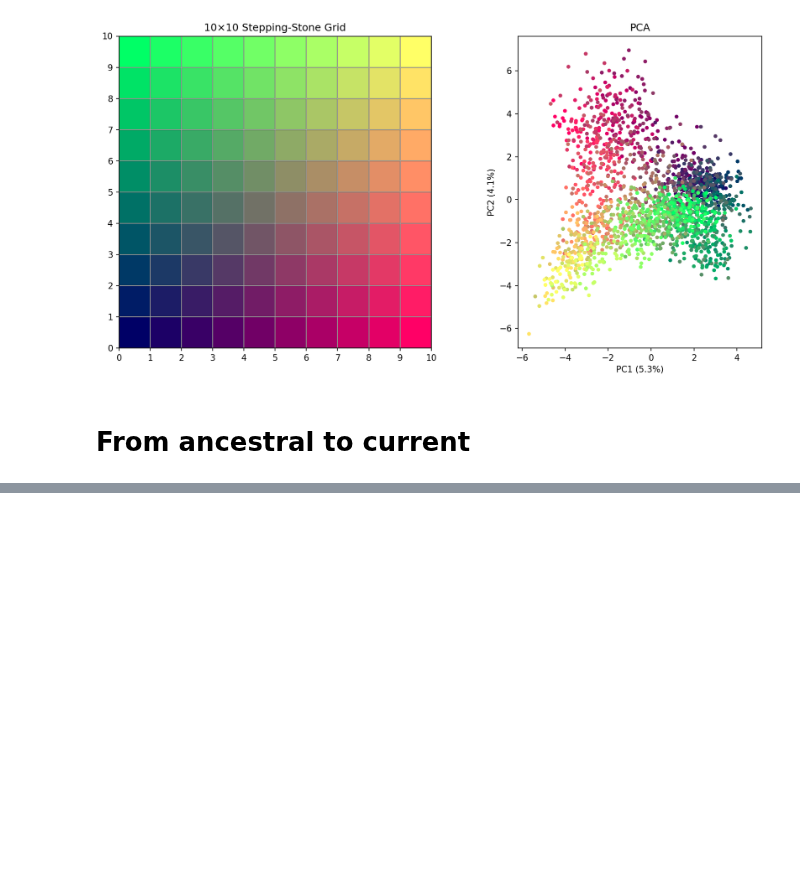
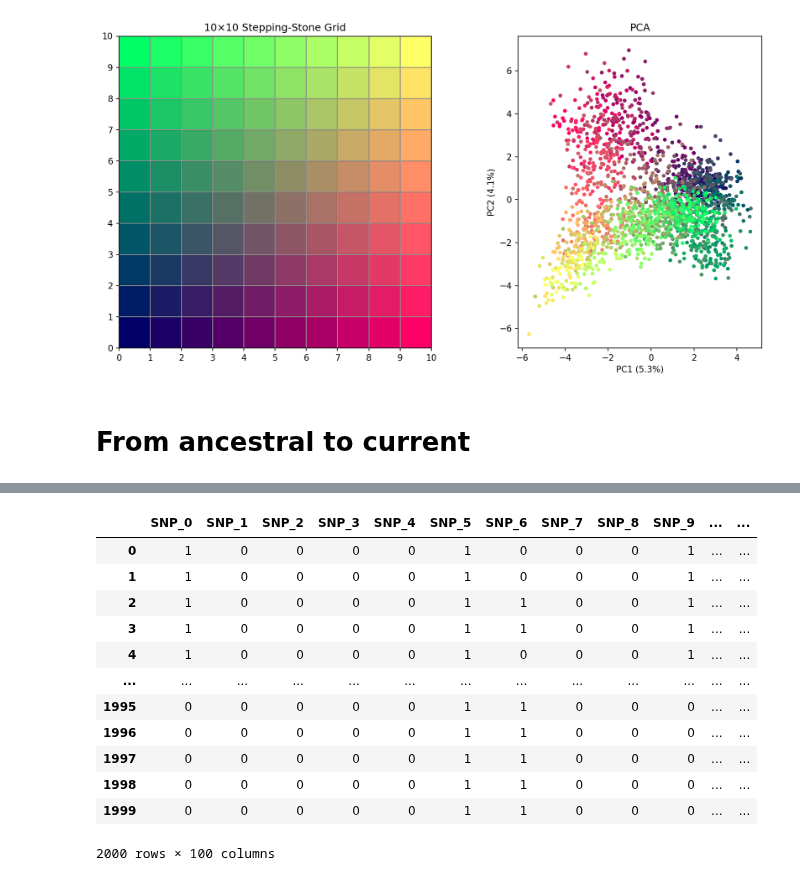
Before and after one commit to mat2m10/nexus, a Jupyter notebook: coalescence.ipynb, the cells around one changed output, grey strips where cells are left out. Drawn from its saved outputs; the diff is of its cells as text; code cells hidden in the pictures; blank space fills up the shorter version.

```diff
--- a/coalescence.ipynb
+++ b/coalescence.ipynb
@@ -88,0 +682,18 @@ array([[0, 0, 0, ..., 0, 0, 0],
+# %%
+final_df = pd.DataFrame(G_final, columns=[f"SNP_{i}" for i in range(N_SNPS)])
+# %%
+final_df
+# %% [output]
+|  | SNP_0 | SNP_1 | SNP_2 | SNP_3 | SNP_4 | SNP_5 | SNP_6 | SNP_7 | SNP_8 | SNP_9 | ... | ... |
+| 0 | 1 | 0 | 0 | 0 | 0 | 1 | 0 | 0 | 0 | 1 | ... | ... |
+| 1 | 1 | 0 | 0 | 0 | 0 | 1 | 0 | 0 | 0 | 1 | ... | ... |
+| 2 | 1 | 0 | 0 | 0 | 0 | 1 | 1 | 0 | 0 | 1 | ... | ... |
+| 3 | 1 | 0 | 0 | 0 | 0 | 1 | 1 | 0 | 0 | 1 | ... | ... |
+| 4 | 1 | 0 | 0 | 0 | 0 | 1 | 0 | 0 | 0 | 1 | ... | ... |
+| ... | ... | ... | ... | ... | ... | ... | ... | ... | ... | ... | ... | ... |
+| 1995 | 0 | 0 | 0 | 0 | 0 | 1 | 1 | 0 | 0 | 0 | ... | ... |
+| 1996 | 0 | 0 | 0 | 0 | 0 | 1 | 1 | 0 | 0 | 0 | ... | ... |
+| 1997 | 0 | 0 | 0 | 0 | 0 | 1 | 1 | 0 | 0 | 0 | ... | ... |
+| 1998 | 0 | 0 | 0 | 0 | 0 | 1 | 1 | 0 | 0 | 0 | ... | ... |
+| 1999 | 0 | 0 | 0 | 0 | 0 | 1 | 1 | 0 | 0 | 0 | ... | ... |
+2000 rows × 100 columns
```
Also changed, not shown: parts of 14 cells of this notebook, 4 other files.
